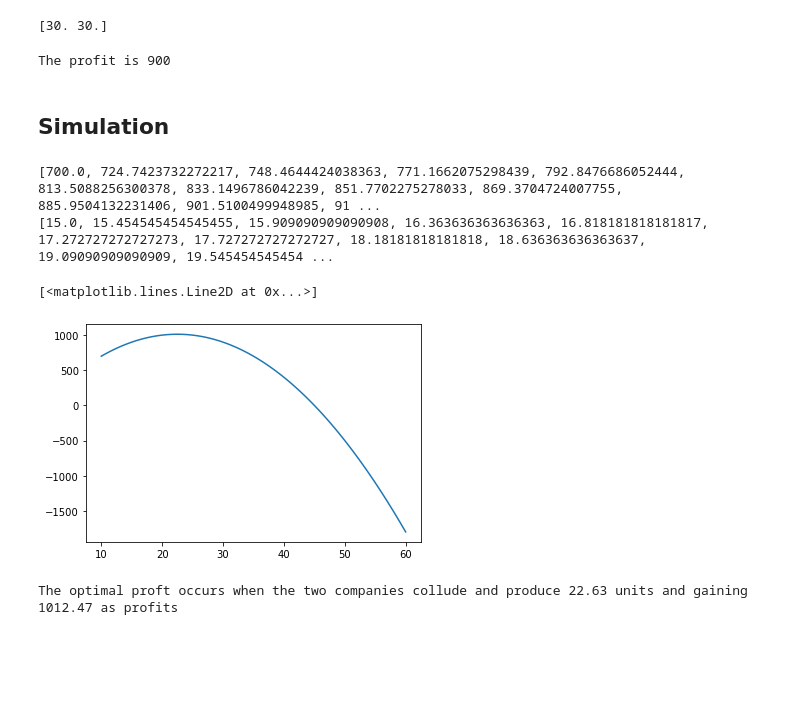
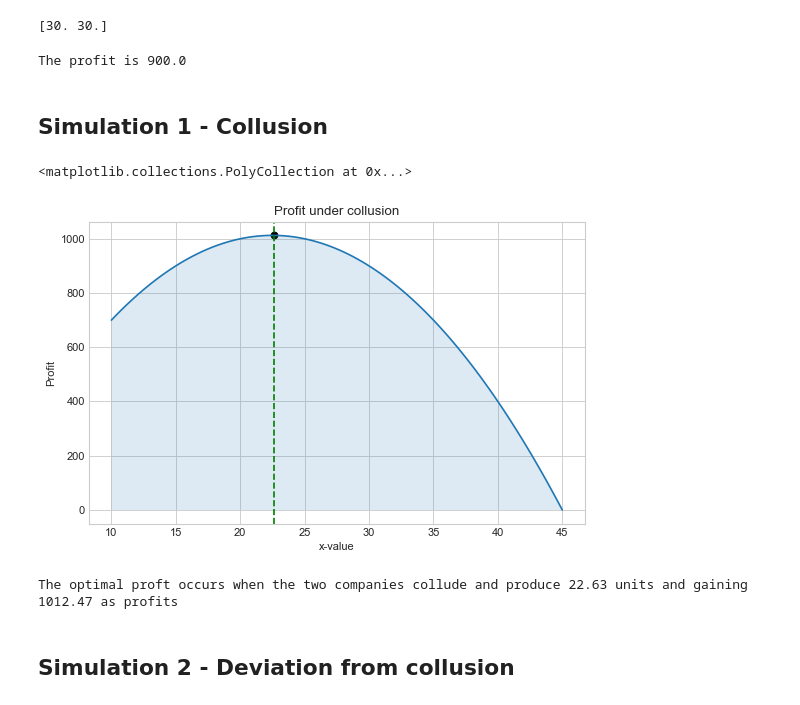
Before and after one commit to yapicikerem/Numecon_workspace, a Jupyter notebook: modelproject/Cournot-Copy1.ipynb, the cells around one changed output. Drawn from its saved outputs; the diff is of its cells as text; code cells hidden in the pictures; blank space fills up the shorter version.

```diff
--- a/modelproject/Cournot-Copy1.ipynb
+++ b/modelproject/Cournot-Copy1.ipynb
@@ -6,10 +9,31 @@ import numpy as np
 # %%
-def demand(x1,x2):
-    return 120-(x1+x2)
+def demand_good_x(xi,xj):
+    """
+    This function decides the demand given the quantity produced by firms i and j. This means that this function decides
+    the price of the good. This works because the goods are homogenous and operate under the same market.
 
-def cost(x):
+    xi: The good produced by firm i
+    xj: The good produced by firm j
+    120: This constant defines the quantity for which demand and thereby the price is equal to zero
+    """
+    return 120-(xi+xj)
+
+
+def cost_good_x(x):
+    """
+    This is the cost function that defines the production costs of good x given the amount produced.
+    The function is of such form that is only catches variable cost, and that there therefore is no fixed costs.
+
+    x: the quantity of good x
+    """
     return 30*x
 # %%
-def profit(x1,x2):
-    return demand(x1,x2)*x1-cost(x1)
+def profit(xi,xj):
+    """
+    This profit function is of the original form and is used to find the optimal production.
+
+    xi: The good produced by firm i
+    xj: The good produced by firm j
+    """
+    return demand_good_x(xi,xj)*xi-cost_good_x(xi)
 # %%
@@ -27,13 +63,13 @@ print(results)
 # %% [output]
 [30. 30.]
 # %%
-print('The profit is', profit(30,30))
+print('The profit is', profit(results[0],results[1]))
 # %% [output]
-The profit is 900
+The profit is 900.0
 # %% [markdown]
-## Simulation
+## Simulation 1 - Collusion
 # %%
-x_grid = np.linspace(10, 60, 100)
+x_grid = np.linspace(10, 45, 100)
 xvalue = []
 profits = []
 
@@ -41,19 +77,19 @@ for x in x_grid:
     profit(x,x)
     xvalue.append(x)
     profits.append(profit(x,x))
-# %%
-print(profits)
-print(x2value)
-# %% [output]
-[700.0, 724.7423732272217, 748.4644424038363, 771.1662075298439, 792.8476686052444, 813.5088256300378, 833.1496786042239, 851.7702275278033, 869.3704724007755, 885.9504132231406, 901.5100499948985, 91 ...
-[15.0, 15.454545454545455, 15.909090909090908, 16.363636363636363, 16.818181818181817, 17.272727272727273, 17.727272727272727, 18.18181818181818, 18.636363636363637, 19.09090909090909, 19.545454545454 ...
 # %%
-fig = plt.figure()
+fig = plt.figure(figsize=(8, 5), dpi=80)
 ax = fig.add_subplot(1,1,1)
 ax.plot(xvalue,profits)
+ax.set_xlabel('x-value')
+ax.set_ylabel('Profit')
+ax.set_title('Profit under collusion')
+ax.axvline(x=22.63, color='green',linestyle = 'dashed')
+ax.scatter(22.63,1012.47, color='black')
+ax.fill_between(xvalue,profits, alpha=0.15)
 # %% [output]
-[<matplotlib.lines.Line2D at 0x...>]
+<matplotlib.collections.PolyCollection at 0x...>
-[figure, old version]
+[figure, new version]
 # %%
 optimum_profit = max(profits)
 optimum_quantity = xvalue[profits.index(max(profits))]
@@ -61,3 +97,5 @@ optimum_quantity = xvalue[profits.index(max(profits))]
 print('The optimal proft occurs when the two companies collude and produce', "%.2f" % optimum_quantity, 'units and gaining', "%.2f" % optimum_profit, 'as profits')
 # %% [output]
 The optimal proft occurs when the two companies collude and produce 22.63 units and gaining 1012.47 as profits
+# %% [markdown]
+## Simulation 2 - Deviation from collusion
```
Also changed, not shown: parts of 11 cells of this notebook.
